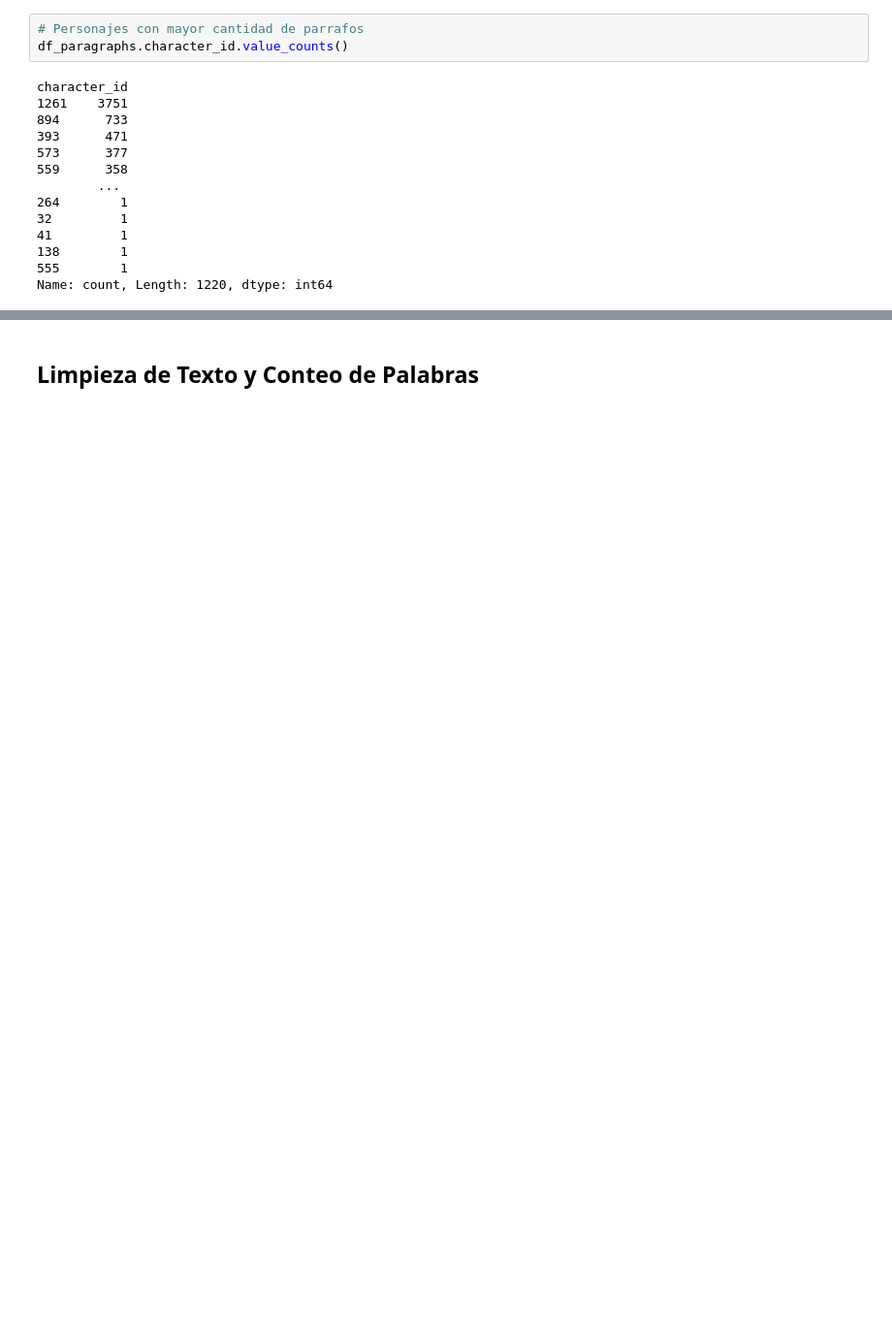
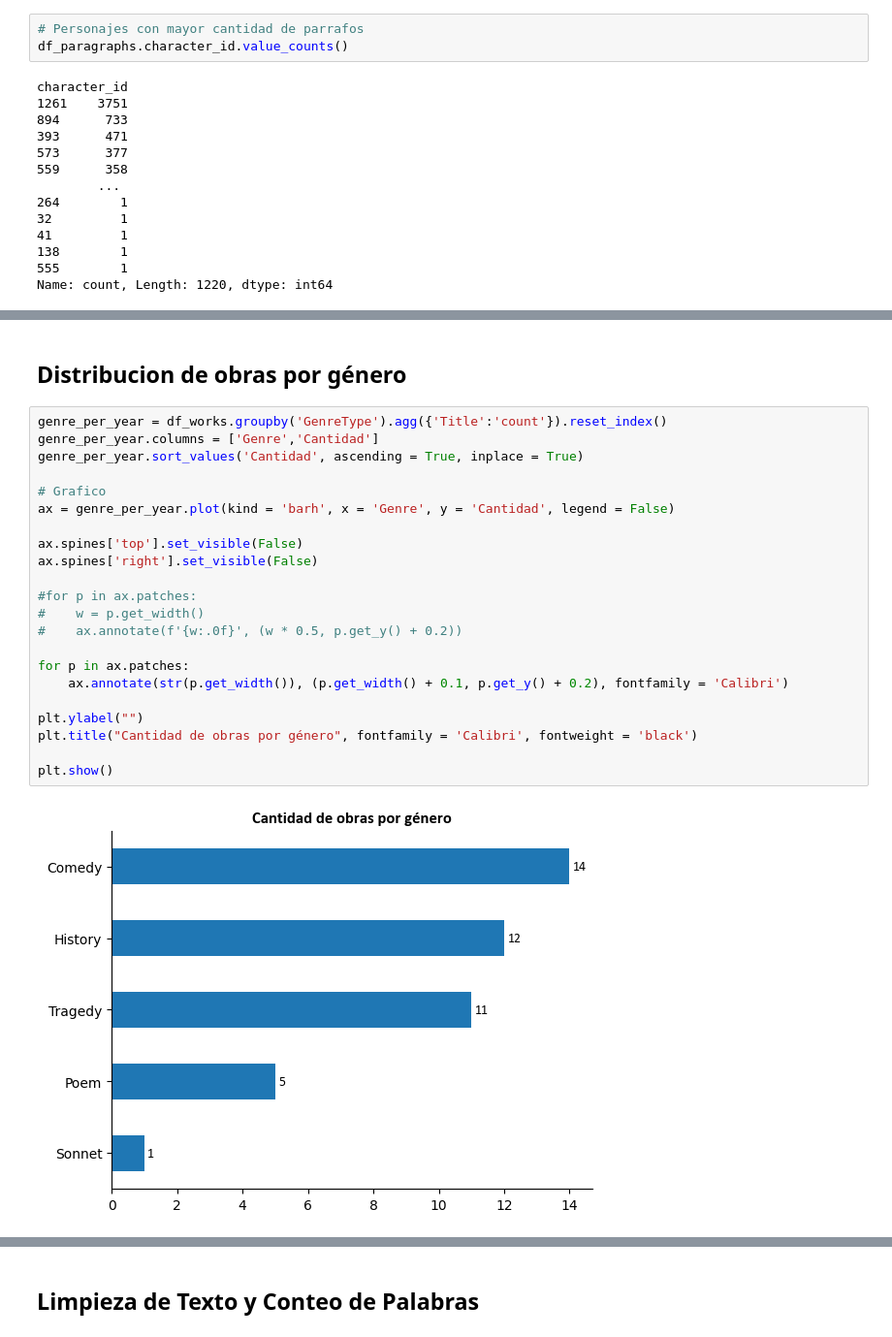
Before and after one commit to matiaslopezz/intro-cd, a Jupyter notebook: Tarea_1/shakespeare_propuesta.ipynb, the cells around one changed output, grey strips where cells are left out. Shown: that part at 97% size. Cells and saved outputs as stored; diff of their text form; blank space fills up the shorter version.

```diff
--- a/Tarea_1/shakespeare_propuesta.ipynb
+++ b/Tarea_1/shakespeare_propuesta.ipynb
@@ -391,0 +513,26 @@ Name: count, Length: 1220, dtype: int64
+# %% [markdown]
+## Distribucion de obras por género
+# %%
+genre_per_year = df_works.groupby('GenreType').agg({'Title':'count'}).reset_index()
+genre_per_year.columns = ['Genre','Cantidad']
+genre_per_year.sort_values('Cantidad', ascending = True, inplace = True)
+
+# Grafico
+ax = genre_per_year.plot(kind = 'barh', x = 'Genre', y = 'Cantidad', legend = False)
+
+ax.spines['top'].set_visible(False)
+ax.spines['right'].set_visible(False)
+
+#for p in ax.patches:
+#    w = p.get_width()
+#    ax.annotate(f'{w:.0f}', (w * 0.5, p.get_y() + 0.2))
+
+for p in ax.patches:
+    ax.annotate(str(p.get_width()), (p.get_width() + 0.1, p.get_y() + 0.2), fontfamily = 'Calibri')
+
+plt.ylabel("")
+plt.title("Cantidad de obras por género", fontfamily = 'Calibri', fontweight = 'black')
+
+plt.show()
+# %% [output]
+[figure, added]
```
Also changed, not shown: parts of 20 cells of this notebook.
